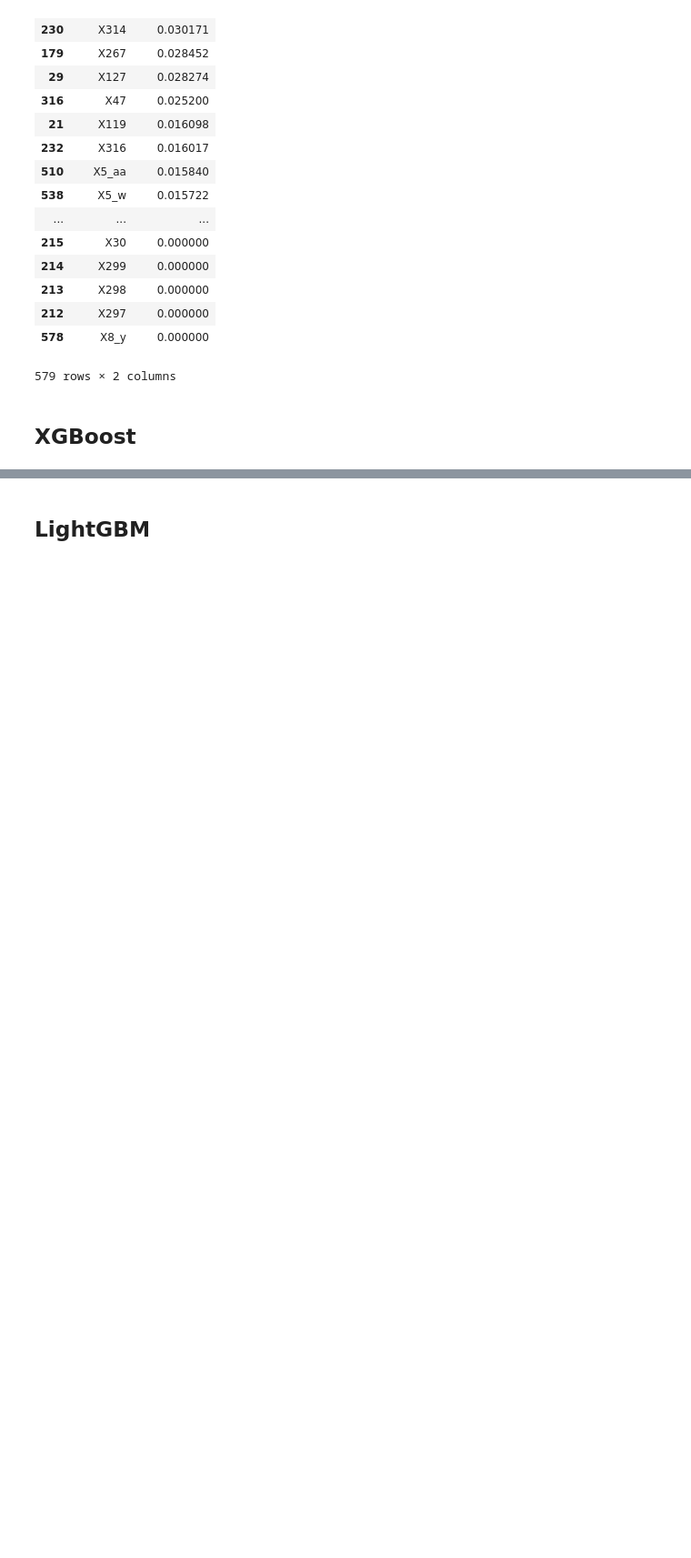
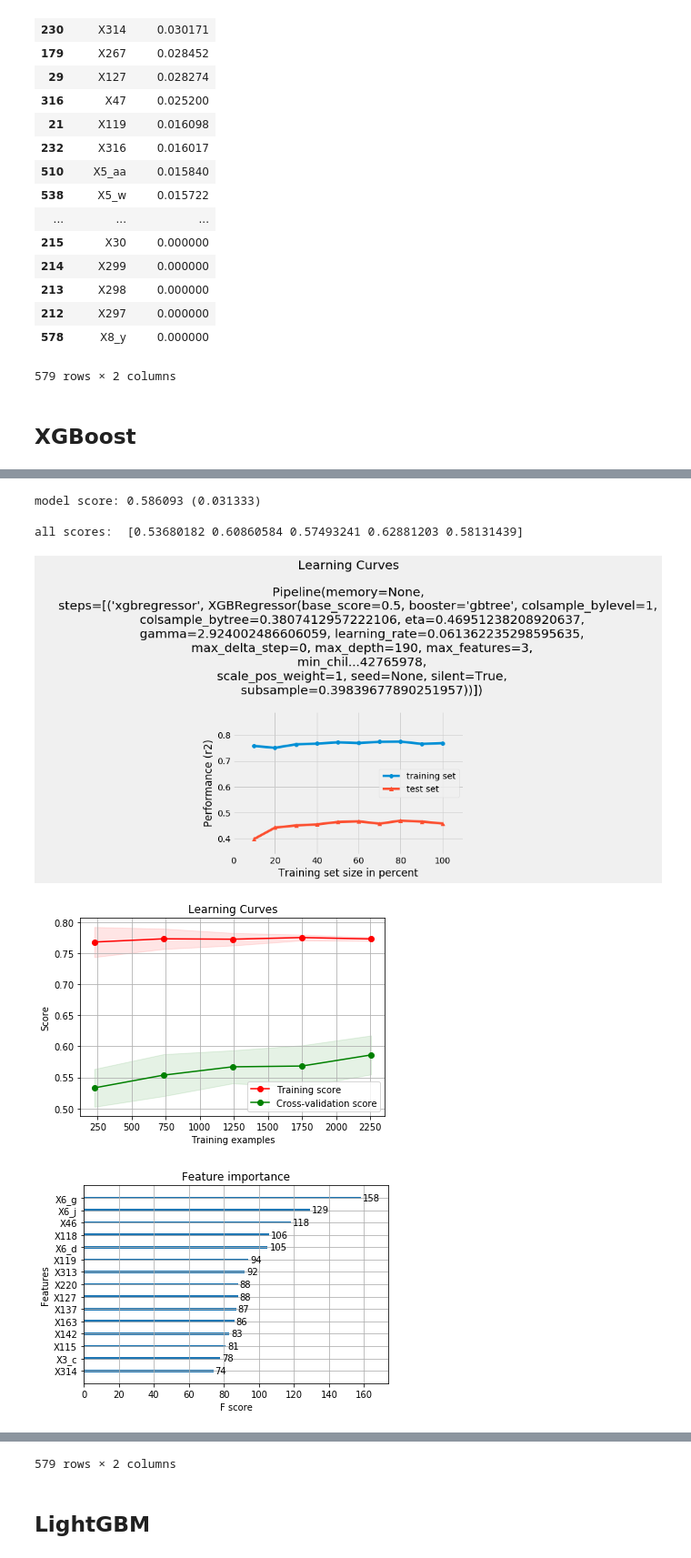
Before and after one commit to alancet/test, a Jupyter notebook: kaggle/mercedes/src/my_predict.ipynb, the cells around one changed output, grey strips where cells are left out. Shown at 91% size. Saved outputs shown, nothing was run; the diff lists cells and outputs as text; code cells hidden in the pictures; blank space fills up the shorter version.

```diff
--- a/kaggle/mercedes/src/my_predict.ipynb
+++ b/kaggle/mercedes/src/my_predict.ipynb
@@ -1297,15 +1328,39 @@ best_params =
+# %%
+# used 200 max_evalus score
+
+best_params = {'colsample_bytree': 0.3807412957222106,
+ 'eta': 0.46951238208920637,
+ 'gamma': 2.924002486606059,
+ 'learning_rate': 0.061362235298595635,
+ 'max_depth': 190,
+ 'max_features': 3,
+ 'min_child_weight': 3.0894449002486635,
+ 'n_estimators': 88,
+ 'reg_alpha': 2.401576632511491,
+ 'reg_lambda': 0.8265235642765978,
+ 'subsample': 0.39839677890251957}
 # %%
-xgb = make_pipeline(
+xgbmodel = make_pipeline(
         #RobustScaler(),
         XGBRegressor(**best_params)
 )
 
-evalModelByCV(xgb, X_train, y_train)
+evalModelByCV(xgbmodel, X_train, y_train)
 
 
-plot_my_learning_curves(X_train, y_train, X_test, y_test, xgb, scoring="r2", cv=5, n_jobs=3)
+plot_my_learning_curves(X_train, y_train, X_test, y_test, xgbmodel, scoring="r2", cv=5, n_jobs=3)
+
+xgb.plot_importance(xgbmodel.named_steps["xgbregressor"], max_num_features=15)
+plt.show()
 
 # plot feature importance
 pd.concat((pd.DataFrame(X_train.columns, columns = ['variable']),
-           pd.DataFrame(ranfore.named_steps["xgbregressor"].feature_importances_, columns = ['importance'])),
+           pd.DataFrame(xgbmodel.named_steps["xgbregressor"].feature_importances_, columns = ['importance'])),
           axis = 1).sort_values(by='importance', ascending = False)
+# %% [output]
+model score: 0.586093 (0.031333)
+
+all scores:  [0.53680182 0.60860584 0.57493241 0.62881203 0.58131439]
+[figure, added]
+[figure, added]
+[figure, added]
@@ -1311,0 +1384 @@ pd.concat((pd.DataFrame(X_train.columns, columns = ['variable']),
+579 rows × 2 columns
```
Also changed, not shown: parts of 17 cells of this notebook.
